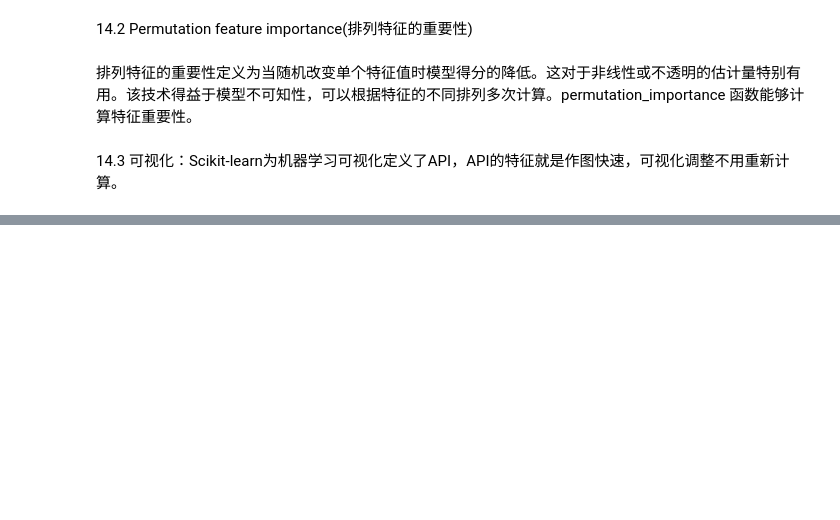
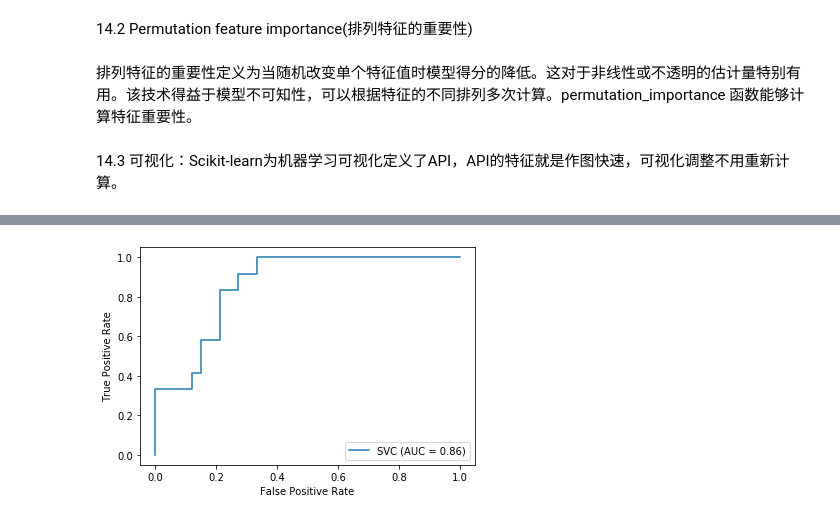
Before and after one commit to apricoteriop456/whh-python-homework, a Jupyter notebook: sklearn/sklearn_pdf.ipynb, the cells around one changed output, grey strips where cells are left out. Cells and saved outputs as stored; diff of their text form; code cells hidden in the pictures; blank space fills up the shorter version.

```diff
--- a/sklearn/sklearn_pdf.ipynb
+++ b/sklearn/sklearn_pdf.ipynb
@@ -671,0 +819,10 @@ ImportError: cannot import name 'plot_roc_curve' from 'sklearn.metrics' (C:\Anac
+# %%
+X,y=load_wine(return_X_y=True)
+y=y==2
+# %%
+X_train, X_test, y_train, y_test = train_test_split(X, y,random_state=42)
+svc=SVC(random_state=42)
+svc.fit(X_train,y_train)
+svc_disp=plot_roc_curve(svc,X_test,y_test)
+# %% [output]
+[figure, added]
```
Also changed, not shown: parts of 64 cells of this notebook, 1 other file.
